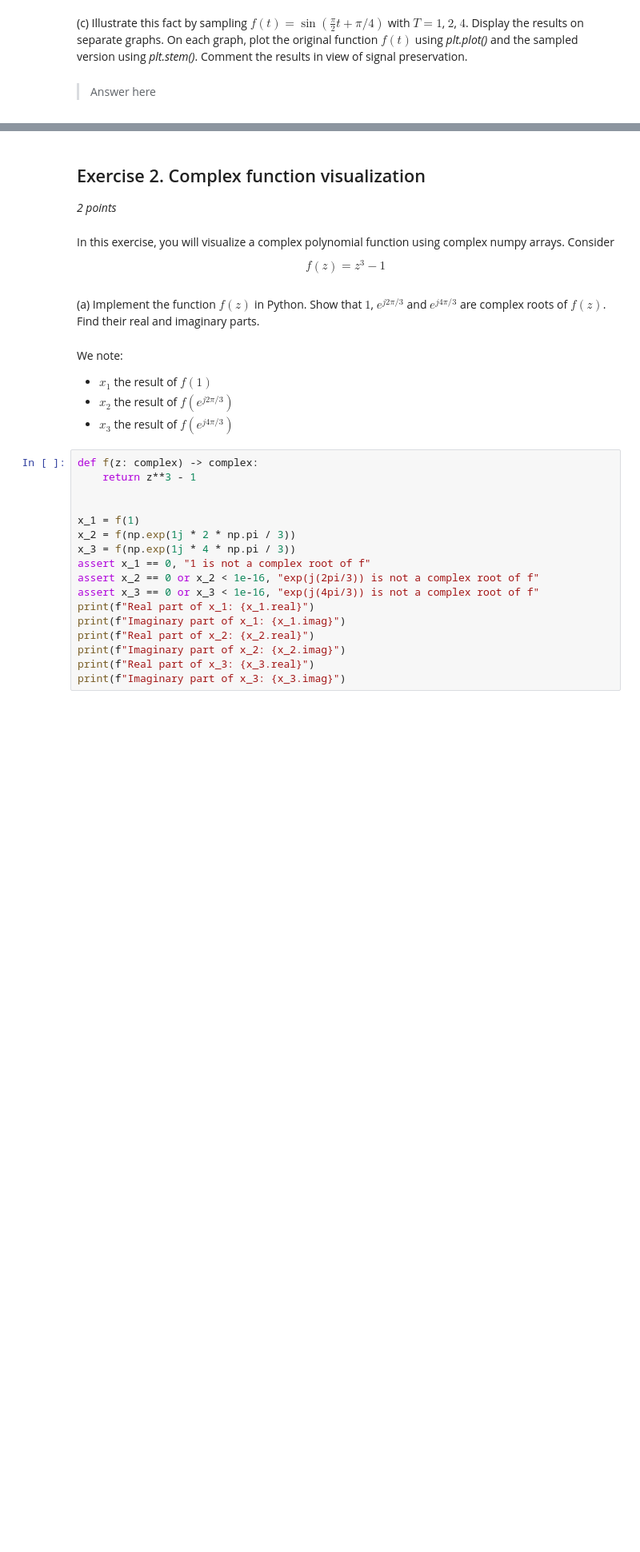
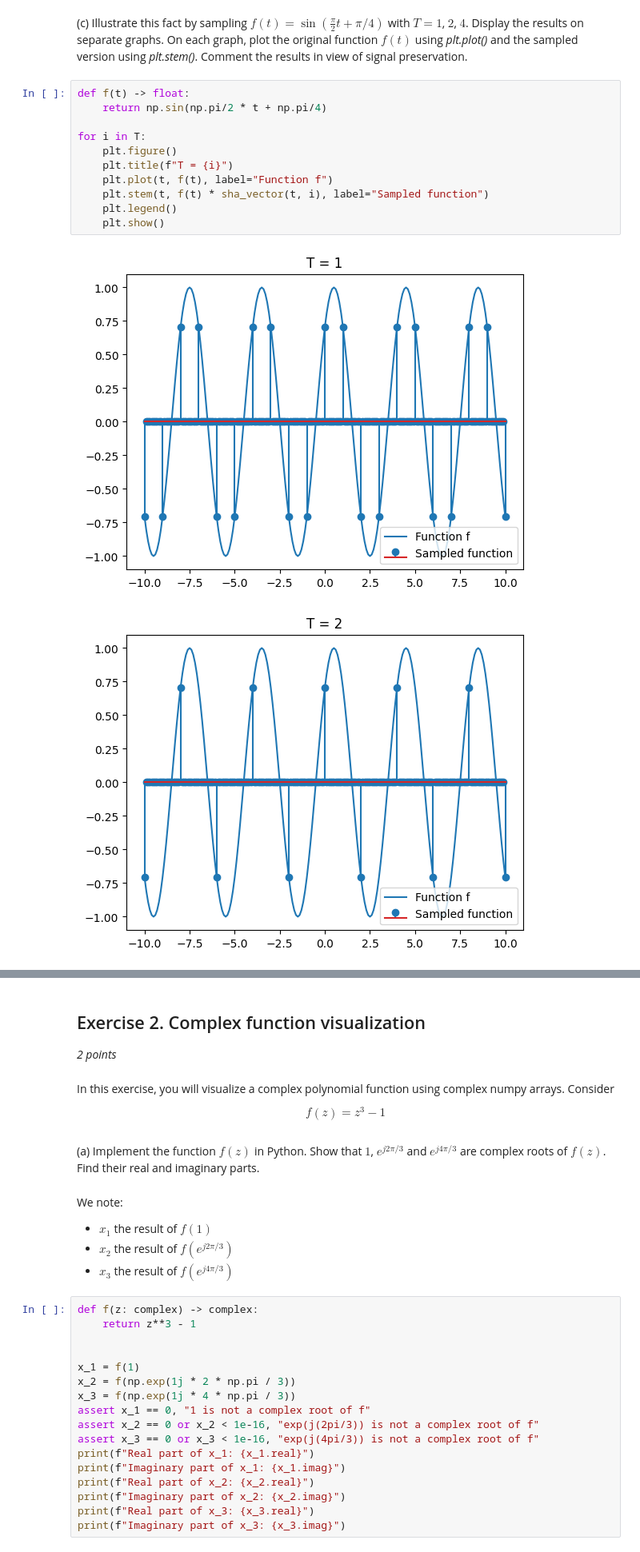
Before and after one commit to Arkanthara/digital_image_processing, a Jupyter notebook: TP7_donnet_michel.ipynb, the cells around one changed output, grey strips where cells are left out. Shown: that part at 80% size. Saved outputs shown, nothing was run; the diff lists cells and outputs as text; blank space fills up the shorter version.

```diff
--- a/TP7_donnet_michel.ipynb
+++ b/TP7_donnet_michel.ipynb
@@ -88,4 +92,16 @@ If we sample a function at rate 1/T,
 # %% [markdown]
 (c) Illustrate this fact by sampling $f(t) = \sin(\frac{\pi}{2} t + \pi/4)$ with $T = 1$, $2$, $4$. Display the results on separate graphs. On each graph, plot the original function $f(t)$ using *plt.plot()* and the sampled version using *plt.stem()*. Comment the results in view of signal preservation.
-# %% [markdown]
-> Answer here
+# %%
+def f(t) -> float:
+    return np.sin(np.pi/2 * t + np.pi/4)
+
+for i in T:
+    plt.figure()
+    plt.title(f"T = {i}")
+    plt.plot(t, f(t), label="Function f")
+    plt.stem(t, f(t) * sha_vector(t, i), label="Sampled function")
+    plt.legend()
+    plt.show()
+# %% [output]
+[figure, added]
+[figure, added]
```
Also changed, not shown: parts of 8 cells of this notebook.
